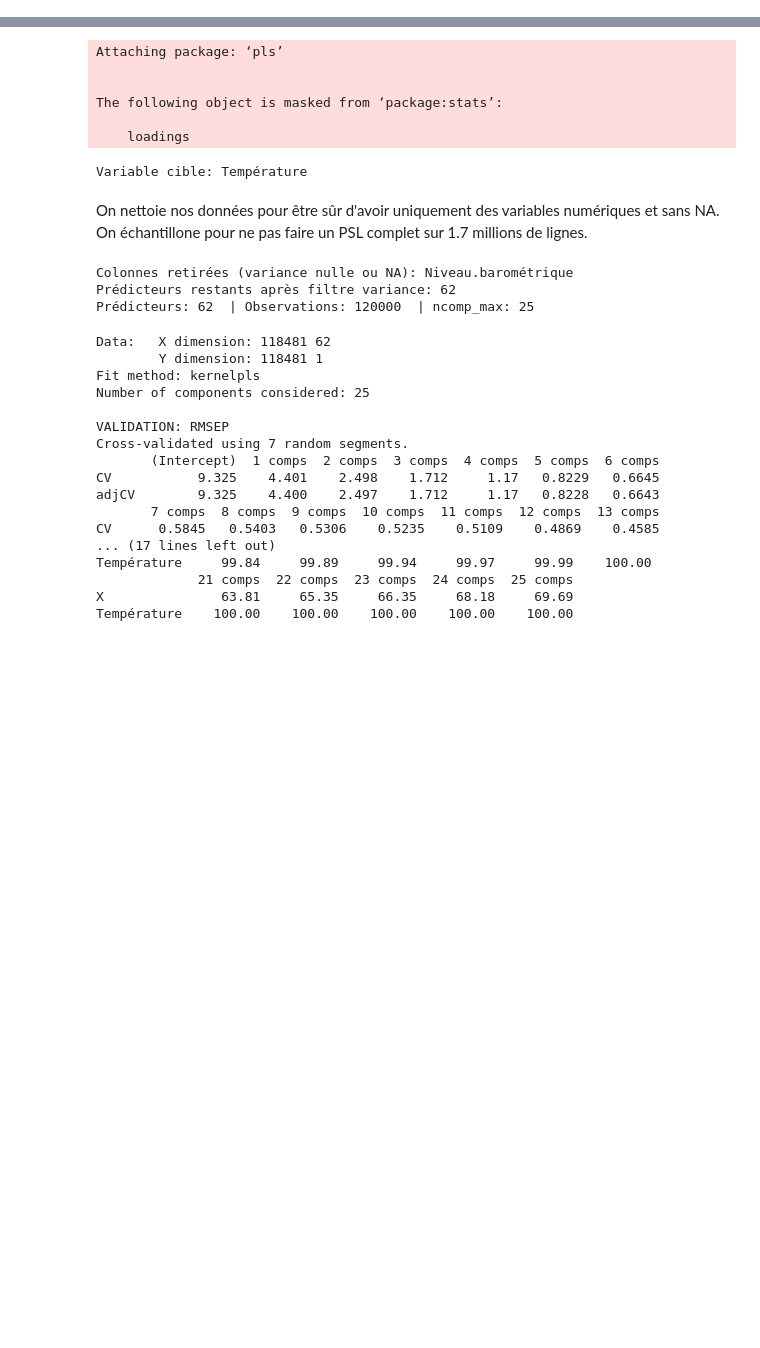
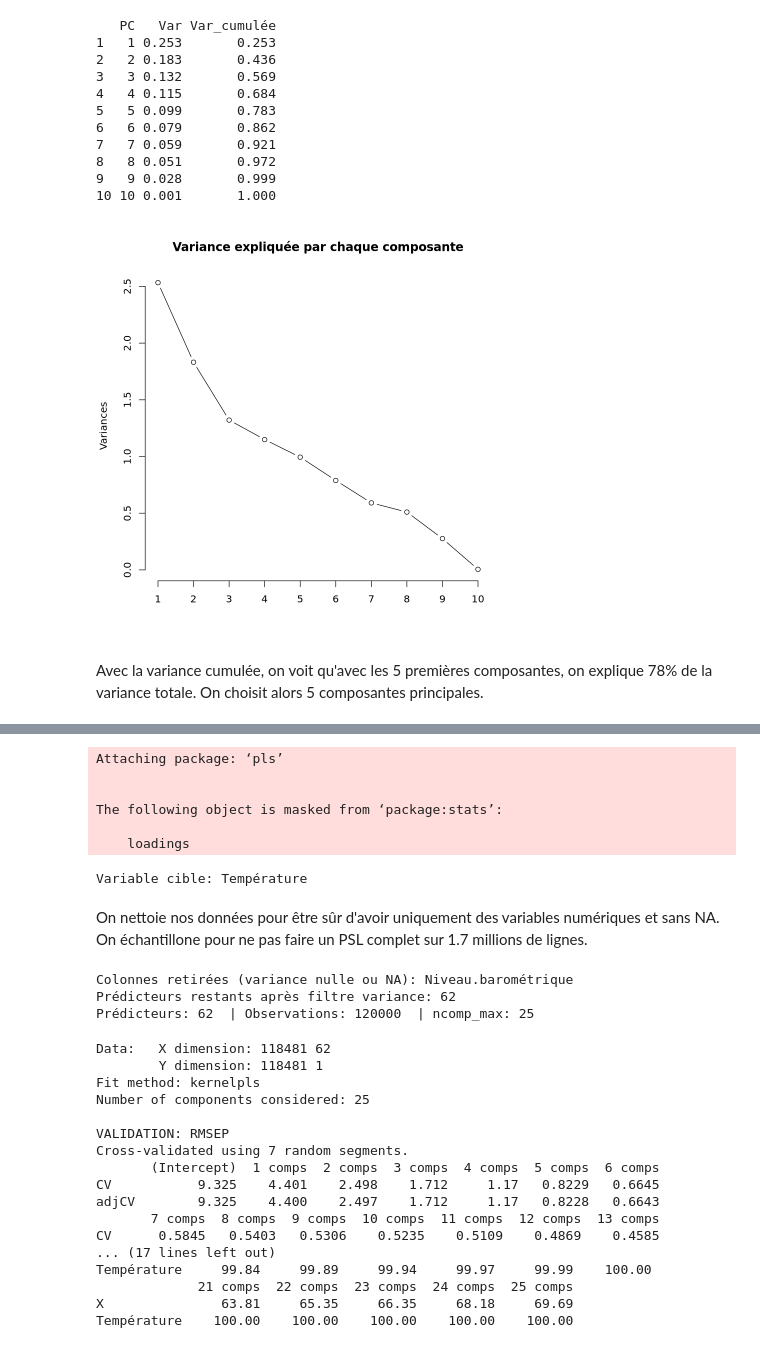
Before and after one commit to lisasko/Jupyter_meteo, a Jupyter notebook: partie_lisa.ipynb, the cells around one changed output, grey strips where cells are left out. Cells and saved outputs as stored; diff of their text form; code cells hidden in the pictures; blank space fills up the shorter version.

Commit message:
focus ACP sur température

```diff
--- a/partie_lisa.ipynb
+++ b/partie_lisa.ipynb
@@ -172,0 +50,25 @@ Pour des données météo, on peut sélectionner pour chaque station une donnée
+# %%
+variables_temp <- c("Température", "Date", "Point.de.rosée", "Humidité",
+                    "Pression.au.niveau.mer", "Vitesse.du.vent.moyen.10.mn",
+                    "Direction.du.vent.moyen.10.mn", "Altitude",
+                    "Latitude", "Longitude", "Nebulosité.totale")
+# %%
+vars <- c(variables_temp, "region..name.", "mois_de_l_annee")
+donnees_temp <- dataframe[!is.na(dataframe$Température) & !is.na(dataframe$region..name.), vars]
+set.seed(123)
+if (nrow(donnees_temp) > 30000) {
+  donnees_temp <- donnees_temp[sample(nrow(donnees_temp), 30000), ]
+}
+X_temp <- donnees_temp[ , !(names(donnees_temp) %in% c("region..name.", "mois_de_l_annee"))]
+X_temp <- X_temp[complete.cases(X_temp), ]
+
+# On garde seulement les colonnes numériques
+tmp <- donnees_temp[ , !(names(donnees_temp) %in% c("region..name.", "mois_de_l_annee")) ]
+is_num <- sapply(tmp, is.numeric)
+X_temp <- tmp[ , is_num, drop = FALSE]
+
+# On supprime les observations avec des NA
+X_temp <- X_temp[complete.cases(X_temp), ]
+
+# Vérification :
+cat("Dimensions finales X_temp :", nrow(X_temp), "lignes x", ncol(X_temp), "variables\n")
@@ -172,0 +79,7 @@ Pour des données météo, on peut sélectionner pour chaque station une donnée
+# %%
+acp_temp <- prcomp(X_temp, scale. = TRUE, center = TRUE)
+
+# Quelques vérifications
+cat("Classe de l'objet :", class(acp_temp), "\n")
+cat("Type de l'objet :", mode(acp_temp), "\n")
+cat("Test du type 'list' :", is.list(acp_temp), "\n")
@@ -172,0 +96,26 @@ Pour des données météo, on peut sélectionner pour chaque station une donnée
+# %%
+# Variance individuelle et cumulée
+var_pc <- acp_temp$sdev^2
+prop <- var_pc / sum(var_pc)
+cum_prop <- cumsum(prop)
+
+print(round(data.frame(PC=1:length(prop),
+                       Var=prop,
+                       Var_cumulée=cum_prop)[1:10, ], 3))
+
+plot(acp_temp, type = "l", main = "Variance expliquée par chaque composante")
+# %% [output]
+   PC   Var Var_cumulée
+1   1 0.253       0.253
+2   2 0.183       0.436
+3   3 0.132       0.569
+4   4 0.115       0.684
+5   5 0.099       0.783
+6   6 0.079       0.862
+7   7 0.059       0.921
+8   8 0.051       0.972
+9   9 0.028       0.999
+10 10 0.001       1.000
+[figure, added]
+# %% [markdown]
+Avec la variance cumulée, on voit qu'avec les 5 premières composantes, on explique 78% de la variance totale. On choisit alors 5 composantes principales.
```
Also changed, not shown: parts of 28 cells of this notebook.
